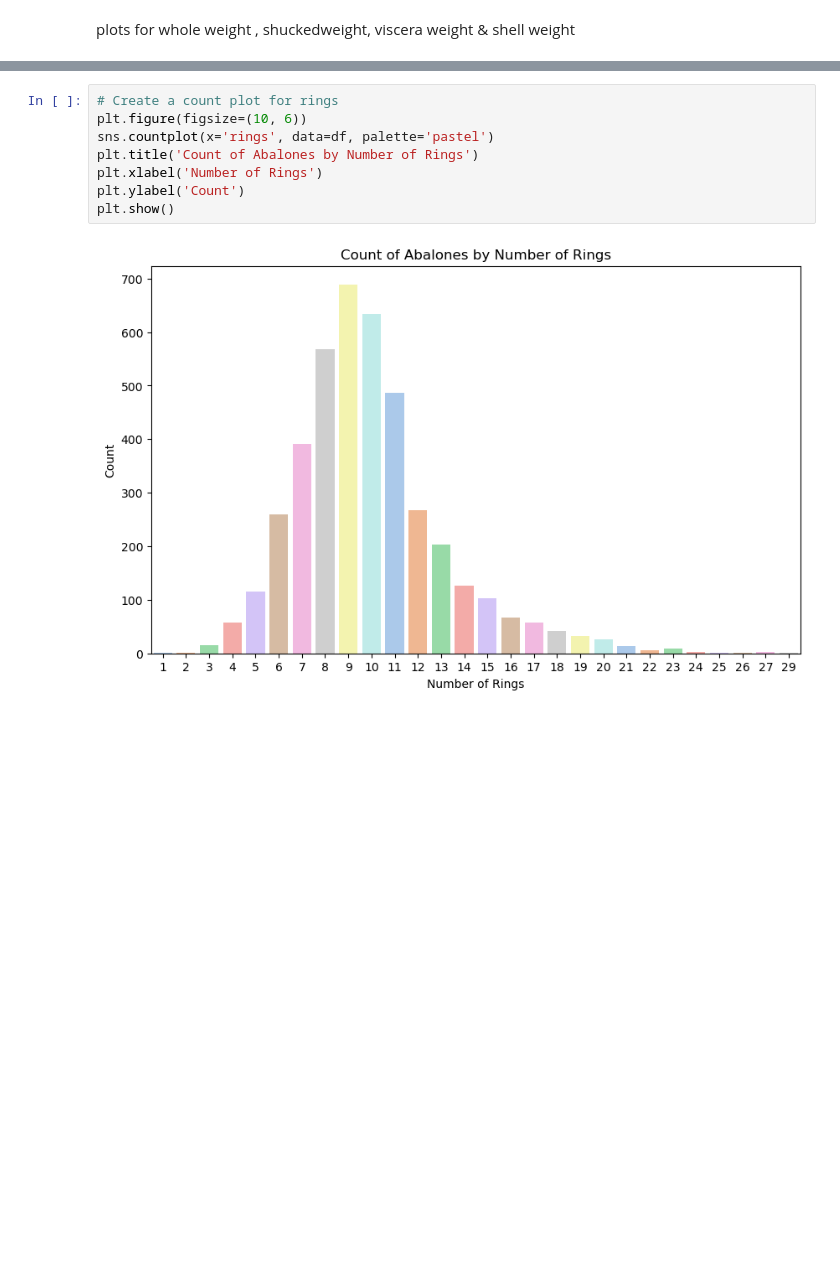
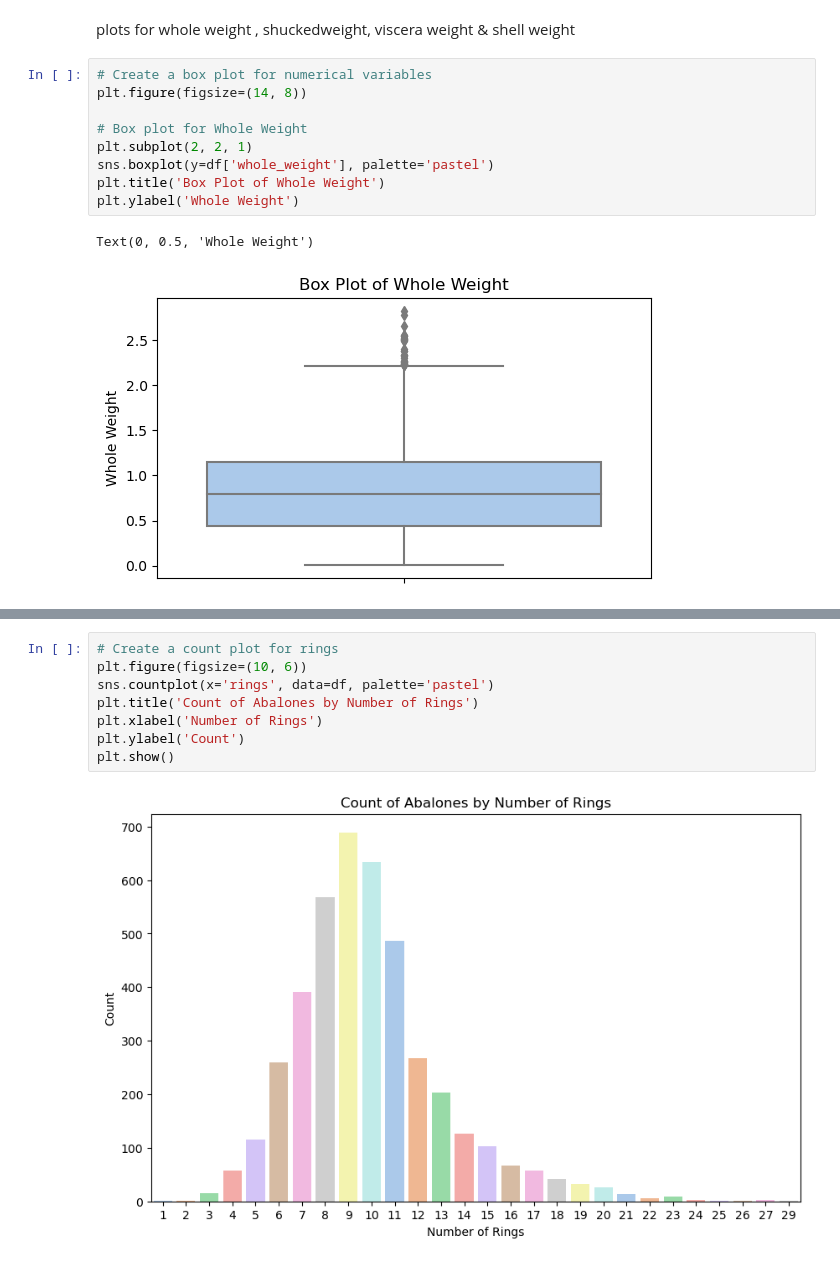
Before and after one commit to RyanMch97/Machine-Learning-Autumn, a Jupyter notebook: MachineLearning-Autumn.ipynb, the cells around one changed output, grey strips where cells are left out. Cells and saved outputs as stored; diff of their text form; blank space fills up the shorter version.

```diff
--- a/MachineLearning-Autumn.ipynb
+++ b/MachineLearning-Autumn.ipynb
@@ -250,2 +247,14 @@ plt.show() # showing histplot
 # %% [markdown]
 plots for whole weight , shuckedweight, viscera weight & shell weight
+# %%
+# Create a box plot for numerical variables
+plt.figure(figsize=(14, 8))
+
+# Box plot for Whole Weight
+plt.subplot(2, 2, 1)
+sns.boxplot(y=df['whole_weight'], palette='pastel')
+plt.title('Box Plot of Whole Weight')
+plt.ylabel('Whole Weight')
+# %% [output]
+Text(0, 0.5, 'Whole Weight')
+[figure, added]
```
Also changed, not shown: parts of 6 cells of this notebook.
